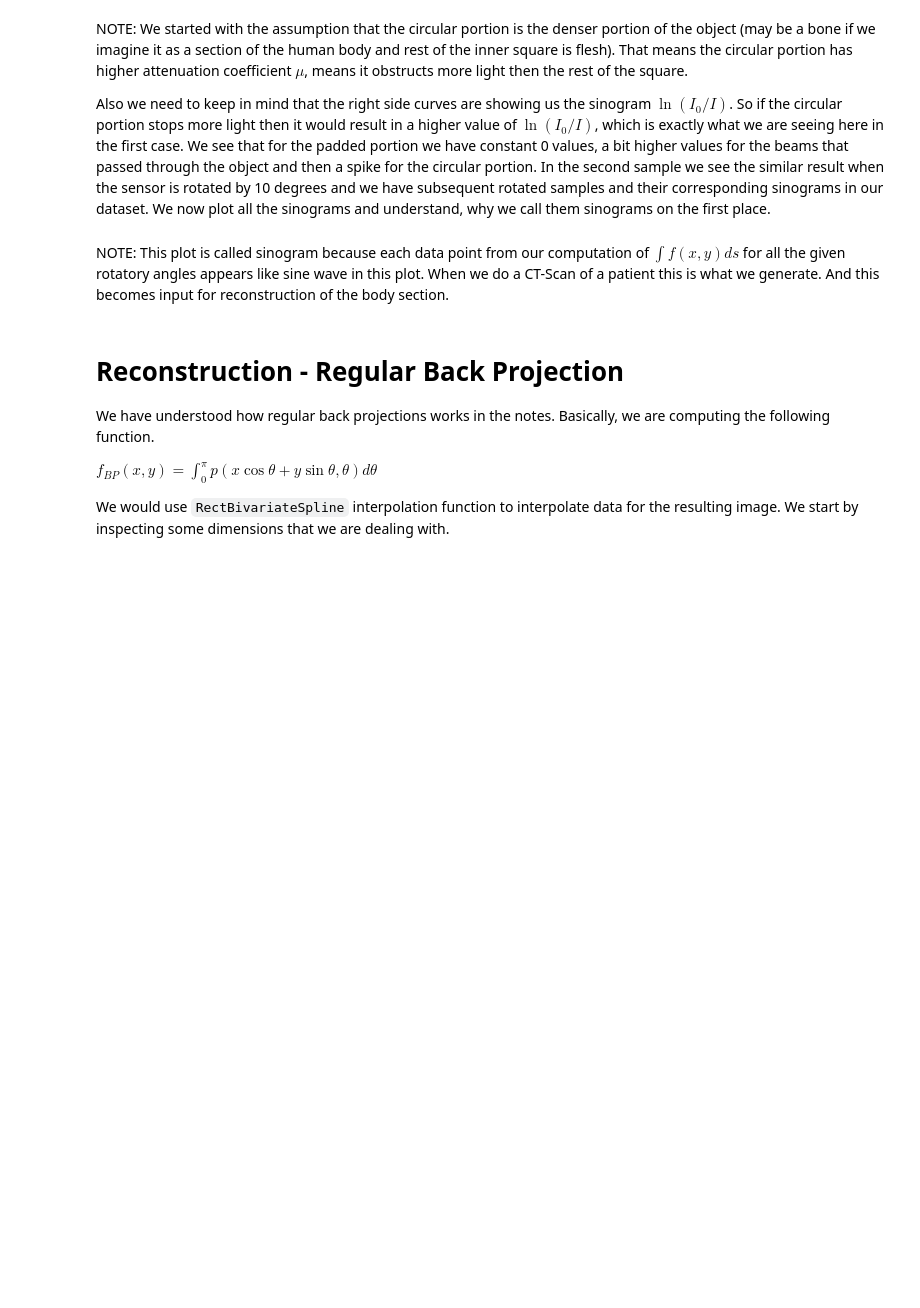
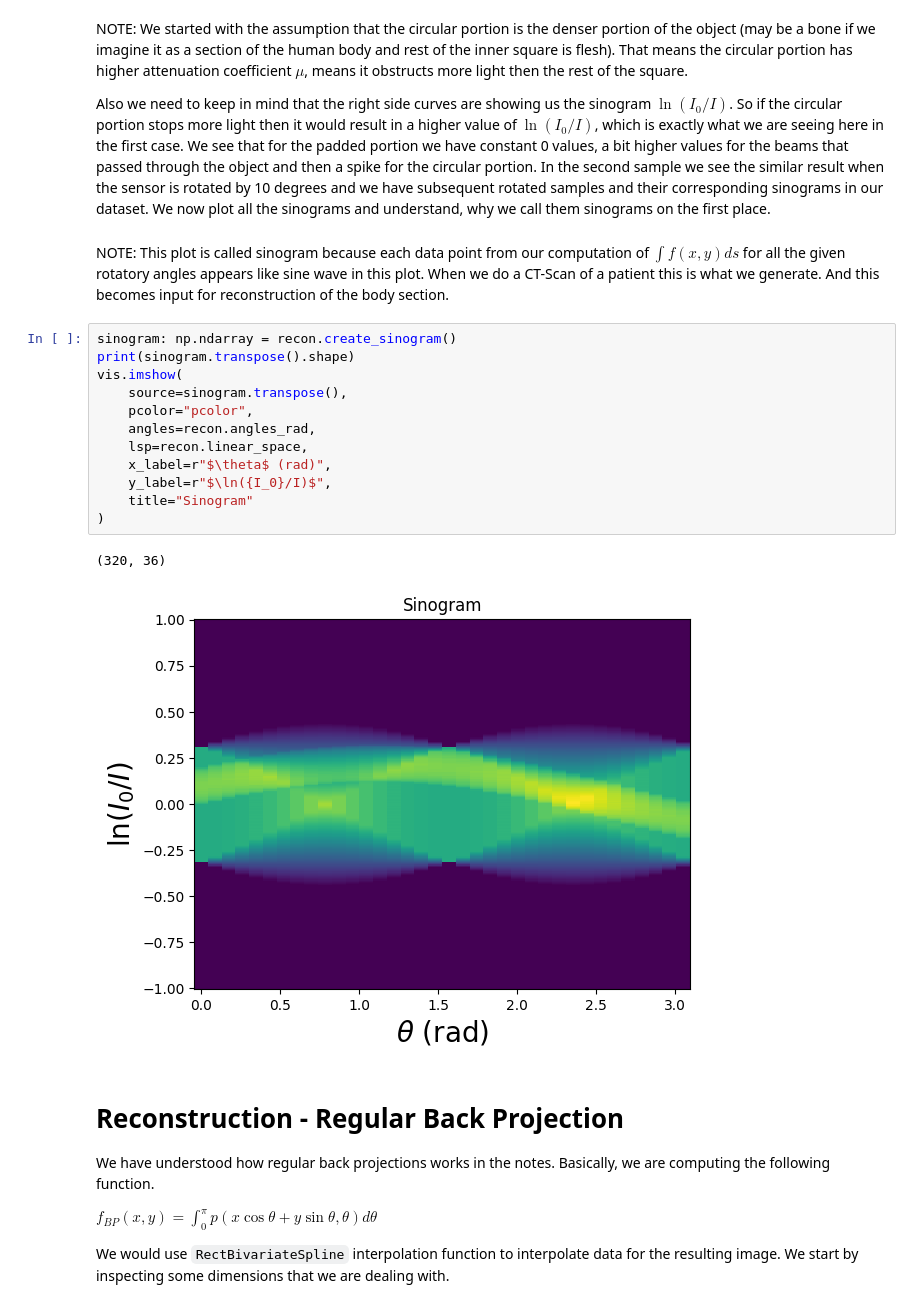
Before and after one commit to sarkarchandan/ct_alternative_pipeline, a Jupyter notebook: 2_tomography_reconstruction.ipynb, the cells around one changed output. Saved outputs shown, nothing was run; the diff lists cells and outputs as text; blank space fills up the shorter version.

Commit message:
chore: Update reconstructor

```diff
--- a/2_tomography_reconstruction.ipynb
+++ b/2_tomography_reconstruction.ipynb
@@ -92,6 +96,21 @@ dataset. We now plot all the sinograms and understand, why we call them sinogram
 NOTE: This plot is called sinogram because each data point from our computation of $\int{f(x, y) {ds}}$ for all the
 given rotatory angles appears like sine wave in this plot. When we do a CT-Scan of a patient this is what we generate.
 And this becomes input for reconstruction of the body section.
+# %%
+sinogram: np.ndarray = recon.create_sinogram()
+print(sinogram.transpose().shape)
+vis.imshow(
+    source=sinogram.transpose(),
+    pcolor="pcolor",
+    angles=recon.angles_rad,
+    lsp=recon.linear_space,
+    x_label=r"$\theta$ (rad)",
+    y_label=r"$\ln({I_0}/I)$",
+    title="Sinogram"
+)
+# %% [output]
+(320, 36)
+[figure, added]
 # %% [markdown]
 # Reconstruction - Regular Back Projection
 
```
Also changed, not shown: parts of 19 cells of this notebook, 3 other files.
